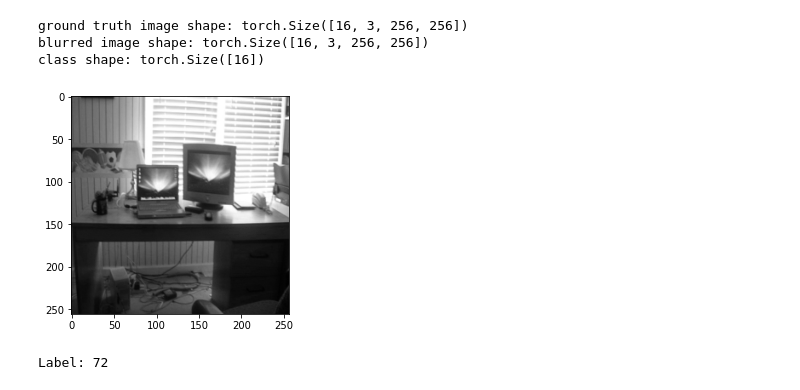
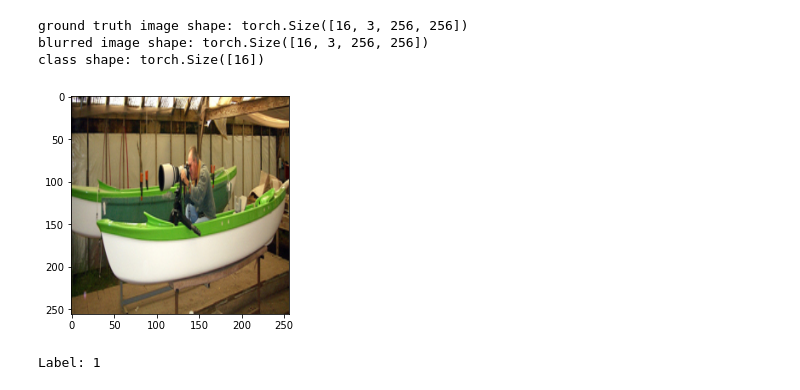
Before and after one commit to kushagraagrawal/Test_Time_Training_Image_Deblurring, a Jupyter notebook: Visualisation_playground.ipynb, the cells around one changed output. Drawn from its saved outputs; the diff is of its cells as text; code cells hidden in the pictures.

Commit message:
changed visualization to colour images

```diff
--- a/Visualisation_playground.ipynb
+++ b/Visualisation_playground.ipynb
@@ -12,20 +13,20 @@ pascalDL = getPascalLoader('pascalvoc.csv', 16, True, transform)
 # %%
 import matplotlib.pyplot as plt
 data = next(iter(pascalDL))
 print(f"ground truth image shape: {data['image'].size()}")
 print(f"blurred image shape: {data['inputImg'].size()}")
 print(f"class shape: {data['class'].size()}")
 img = data['image'][4].squeeze()
 label = data['class'][4]
-plt.imshow(img[0, :, :], cmap="gray")
+plt.imshow(img.permute(1,2,0))
 plt.show()
 print(f"Label: {label}")
 # %% [output]
 ground truth image shape: torch.Size([16, 3, 256, 256])
 blurred image shape: torch.Size([16, 3, 256, 256])
 class shape: torch.Size([16])
-[figure, old version]
+[figure, new version]
-Label: 72
+Label: 1
 # %%
 from torch.utils.data import DataLoader
 cocoData = CocoDataset('train2014', 'annotations/instances_train2014.json', transform=transform)
```
Also changed, not shown: parts of 3 cells of this notebook.
